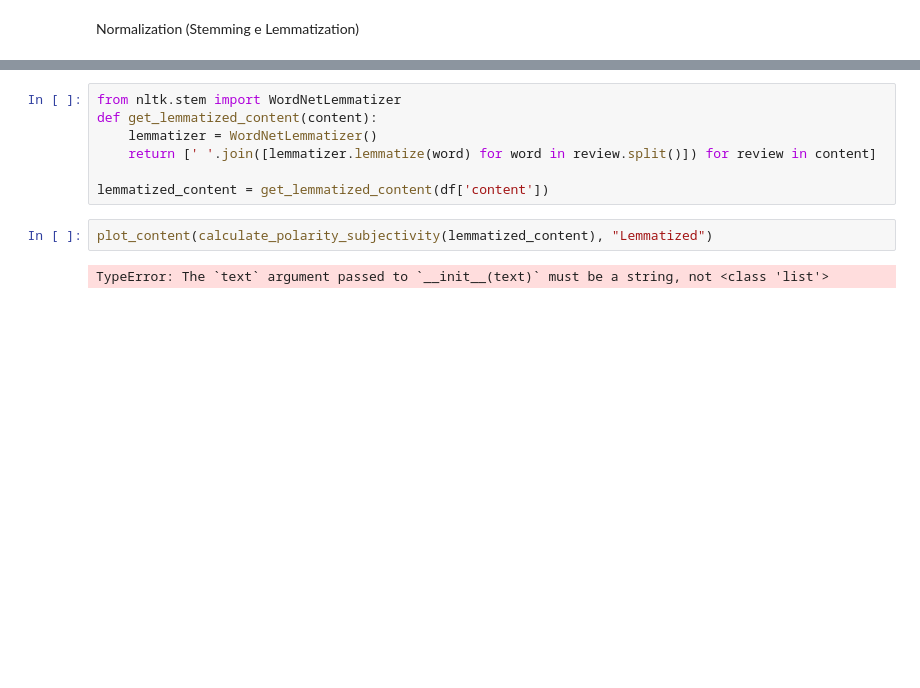
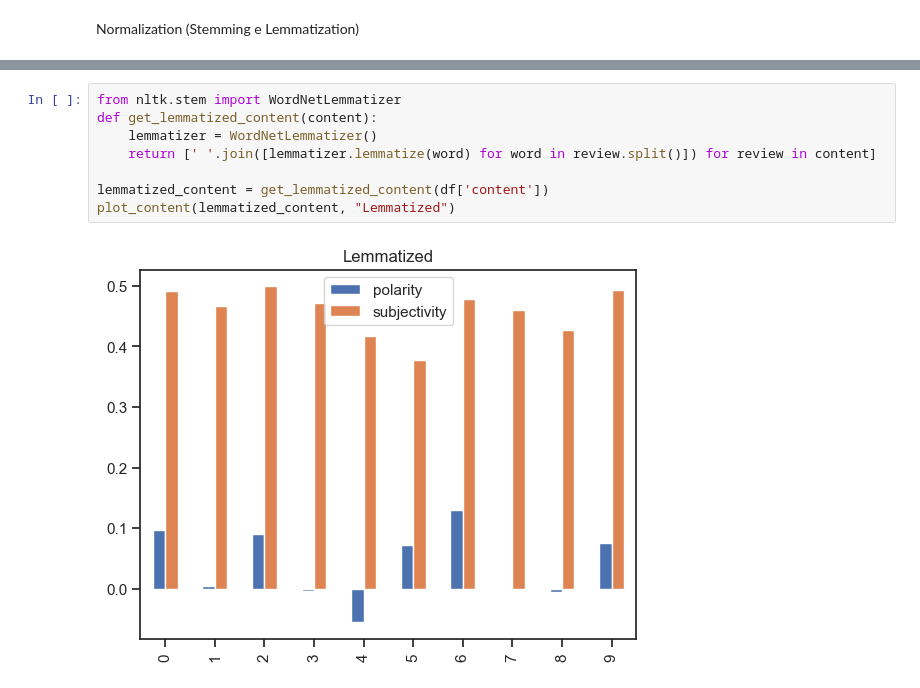
Before and after one commit to sarahanduca/finance-web-scraping, a Jupyter notebook: tests.ipynb, the cells around one changed output, grey strips where cells are left out. Saved outputs shown, nothing was run; the diff lists cells and outputs as text; blank space fills up the shorter version.

```diff
--- a/tests.ipynb
+++ b/tests.ipynb
@@ -153,11 +142,10 @@ TypeError: The `text` argument passed to `__init__(text)` must be a string, not
 # %%
 from nltk.stem import WordNetLemmatizer
 def get_lemmatized_content(content):
     lemmatizer = WordNetLemmatizer()
     return [' '.join([lemmatizer.lemmatize(word) for word in review.split()]) for review in content]
 
 lemmatized_content = get_lemmatized_content(df['content'])
+plot_content(lemmatized_content, "Lemmatized")
+# %% [output]
+[figure, added]
-# %%
-plot_content(calculate_polarity_subjectivity(lemmatized_content), "Lemmatized")
-# %% [output]
-TypeError: The `text` argument passed to `__init__(text)` must be a string, not <class 'list'>
```
Also changed, not shown: parts of 8 cells of this notebook.
